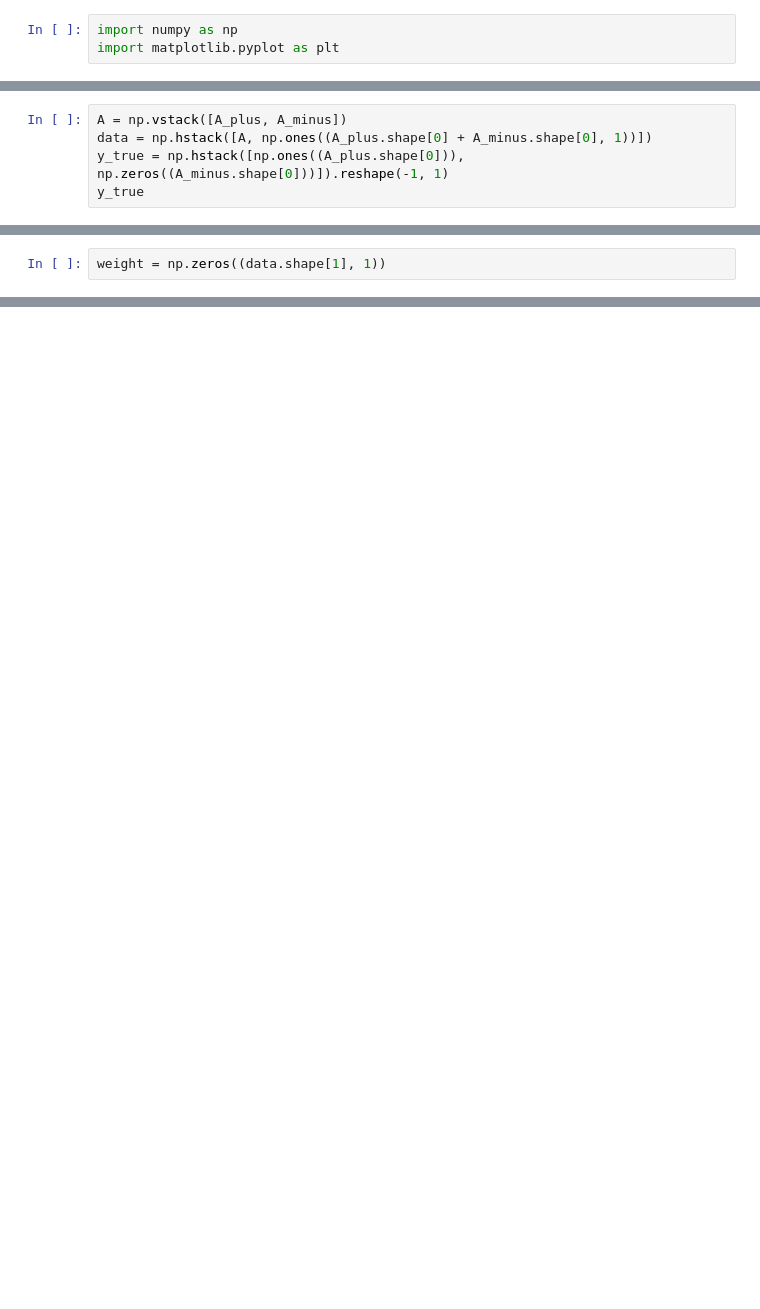
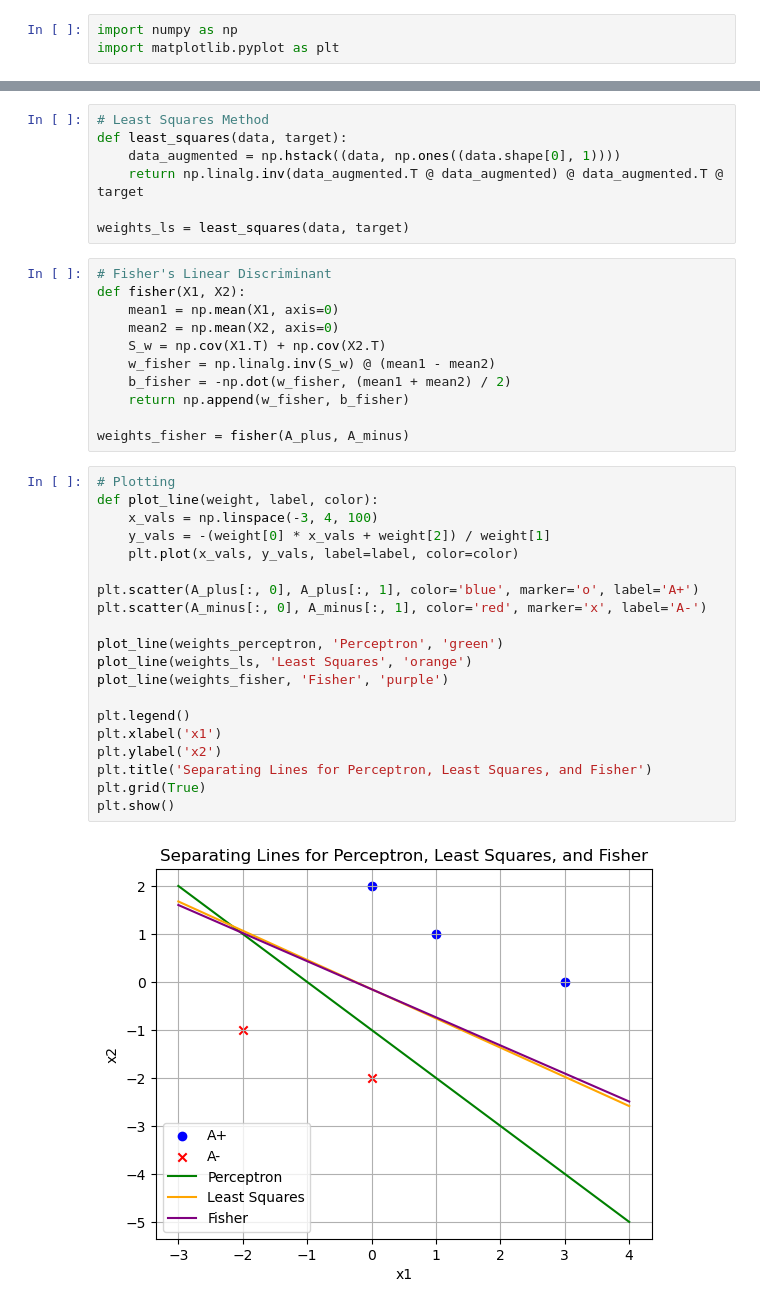
Before and after one commit to VahidTheOnly/ML_University, a Jupyter notebook: HW2/Task1.ipynb, the cells around one changed output, grey strips where cells are left out. Saved outputs shown, nothing was run; the diff lists cells and outputs as text; blank space fills up the shorter version.

```diff
--- a/HW2/Task1.ipynb
+++ b/HW2/Task1.ipynb
@@ -13,5 +11,0 @@ plt.scatter(A_minus[:, 0], A_minus[:, 1])
-# %%
-A = np.vstack([A_plus, A_minus])
-data = np.hstack([A, np.ones((A_plus.shape[0] + A_minus.shape[0], 1))])
-y_true = np.hstack([np.ones((A_plus.shape[0])), np.zeros((A_minus.shape[0]))]).reshape(-1, 1)
-y_true
@@ -24,2 +11,0 @@ array([[1.],
-# %%
-weight = np.zeros((data.shape[1], 1))
@@ -112,0 +24,40 @@ array([[1.96024293],
+# %%
+# Least Squares Method
+def least_squares(data, target):
+    data_augmented = np.hstack((data, np.ones((data.shape[0], 1))))
+    return np.linalg.inv(data_augmented.T @ data_augmented) @ data_augmented.T @ target
+
+weights_ls = least_squares(data, target)
+# %%
+# Fisher's Linear Discriminant
+def fisher(X1, X2):
+    mean1 = np.mean(X1, axis=0)
+    mean2 = np.mean(X2, axis=0)
+    S_w = np.cov(X1.T) + np.cov(X2.T)
+    w_fisher = np.linalg.inv(S_w) @ (mean1 - mean2)
+    b_fisher = -np.dot(w_fisher, (mean1 + mean2) / 2)
+    return np.append(w_fisher, b_fisher)
+
+weights_fisher = fisher(A_plus, A_minus)
+# %%
+# Plotting
+def plot_line(weight, label, color):
+    x_vals = np.linspace(-3, 4, 100)
+    y_vals = -(weight[0] * x_vals + weight[2]) / weight[1]
+    plt.plot(x_vals, y_vals, label=label, color=color)
+
+plt.scatter(A_plus[:, 0], A_plus[:, 1], color='blue', marker='o', label='A+')
+plt.scatter(A_minus[:, 0], A_minus[:, 1], color='red', marker='x', label='A-')
+
+plot_line(weights_perceptron, 'Perceptron', 'green')
+plot_line(weights_ls, 'Least Squares', 'orange')
+plot_line(weights_fisher, 'Fisher', 'purple')
+
+plt.legend()
+plt.xlabel('x1')
+plt.ylabel('x2')
+plt.title('Separating Lines for Perceptron, Least Squares, and Fisher')
+plt.grid(True)
+plt.show()
+# %% [output]
+[figure, added]
```
Also changed, not shown: parts of 16 cells of this notebook.
